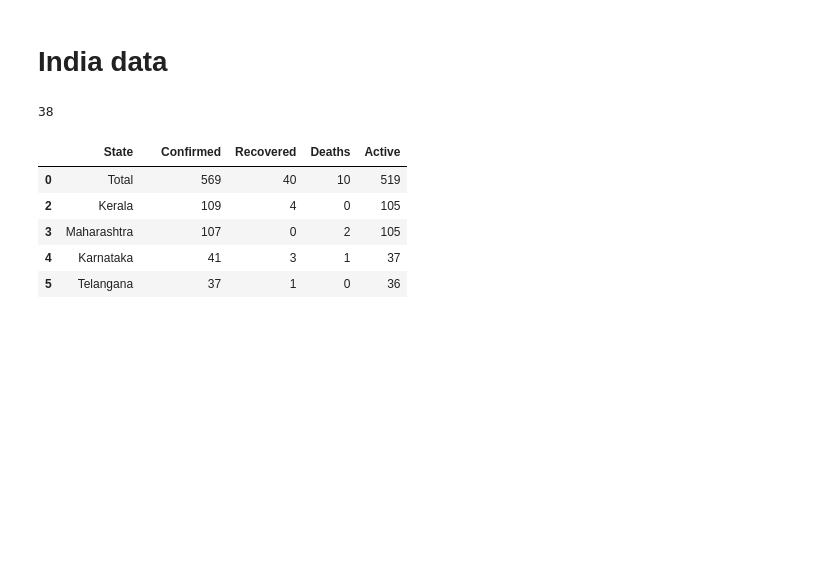
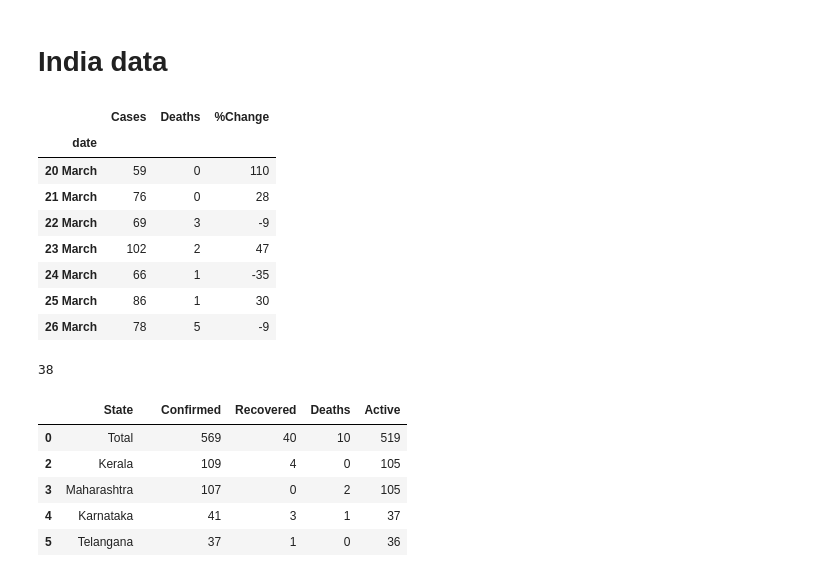
Before and after one commit to bhavsarpratik/covid19-tracker, a Jupyter notebook: notebooks/telegram.ipynb, the cells around one changed output. Drawn from its saved outputs; the diff is of its cells as text; code cells hidden in the pictures; blank space fills up the shorter version.

```diff
--- a/notebooks/telegram.ipynb
+++ b/notebooks/telegram.ipynb
@@ -88,5 +92,30 @@ df.head(300)
 # %% [markdown]
 # India data
+# %%
+def get_time_series():
+    url = 'https://api.covid19india.org/data.json'
+    page = requests.get(url)
+    df = pd.DataFrame(json.loads(page.content)['cases_time_series']).dropna().set_index('date')
+    df = df.iloc[-10:-1,:2]
+#     df.loc["Total"] = df.sum()
+    df.columns = ['Cases', 'Deaths']
+    df = df.astype(int)
+    df['%Change'] = df.Cases.pct_change()*100
+    df = df[-7:]
+    df['%Change'] = df['%Change'].astype(int)
+    return df
+
+get_time_series()
+# %% [output]
+|  | Cases | Deaths | %Change |
+| date |  |  |  |
+| 20 March | 59 | 0 | 110 |
+| 21 March | 76 | 0 | 28 |
+| 22 March | 69 | 3 | -9 |
+| 23 March | 102 | 2 | 47 |
+| 24 March | 66 | 1 | -35 |
+| 25 March | 86 | 1 | 30 |
+| 26 March | 78 | 5 | -9 |
 # %%
 def get_data():
     url = 'https://docs.google.com/spreadsheets/d/e/2PACX-1vSc_2y5N0I67wDU38DjDh35IZSIS30rQf7_NYZhtYYGU1jJYT6_kDx4YpF-qw0LSlGsBYP8pqM_a1Pd/pubhtml#'
```
Also changed, not shown: parts of 5 cells of this notebook, 3 other files.
